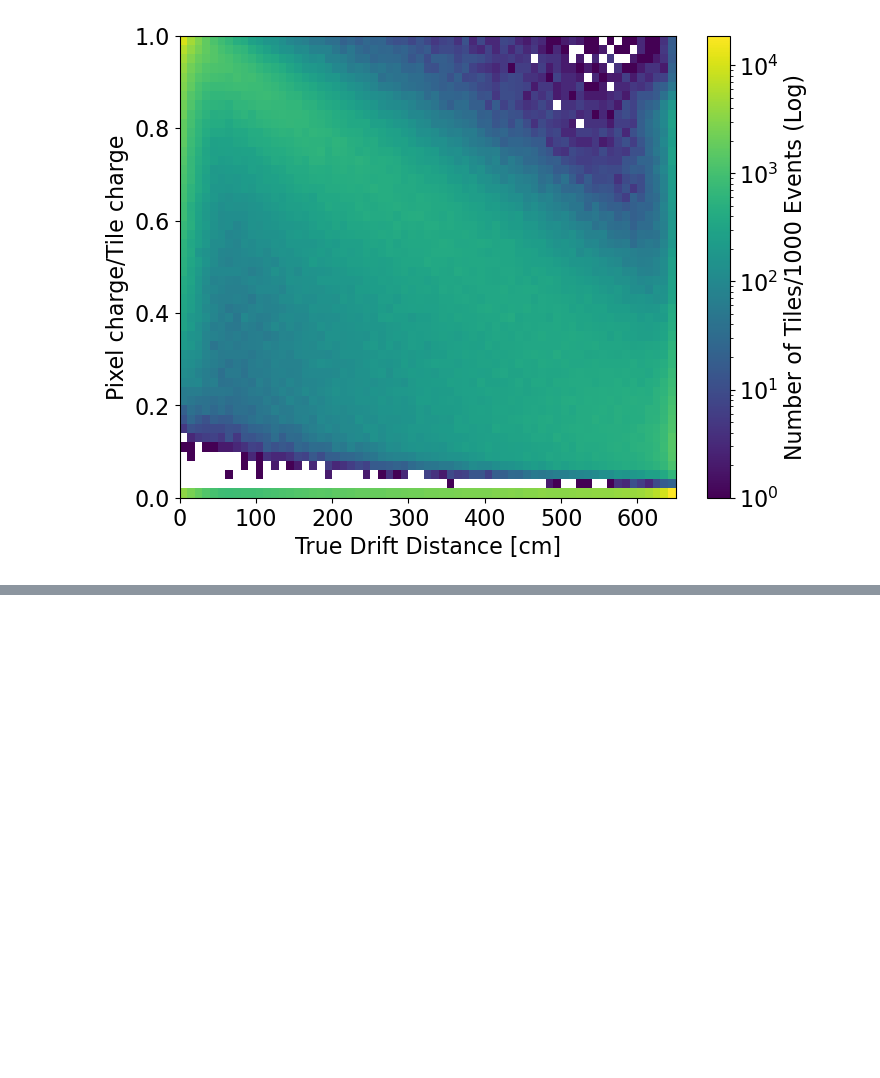
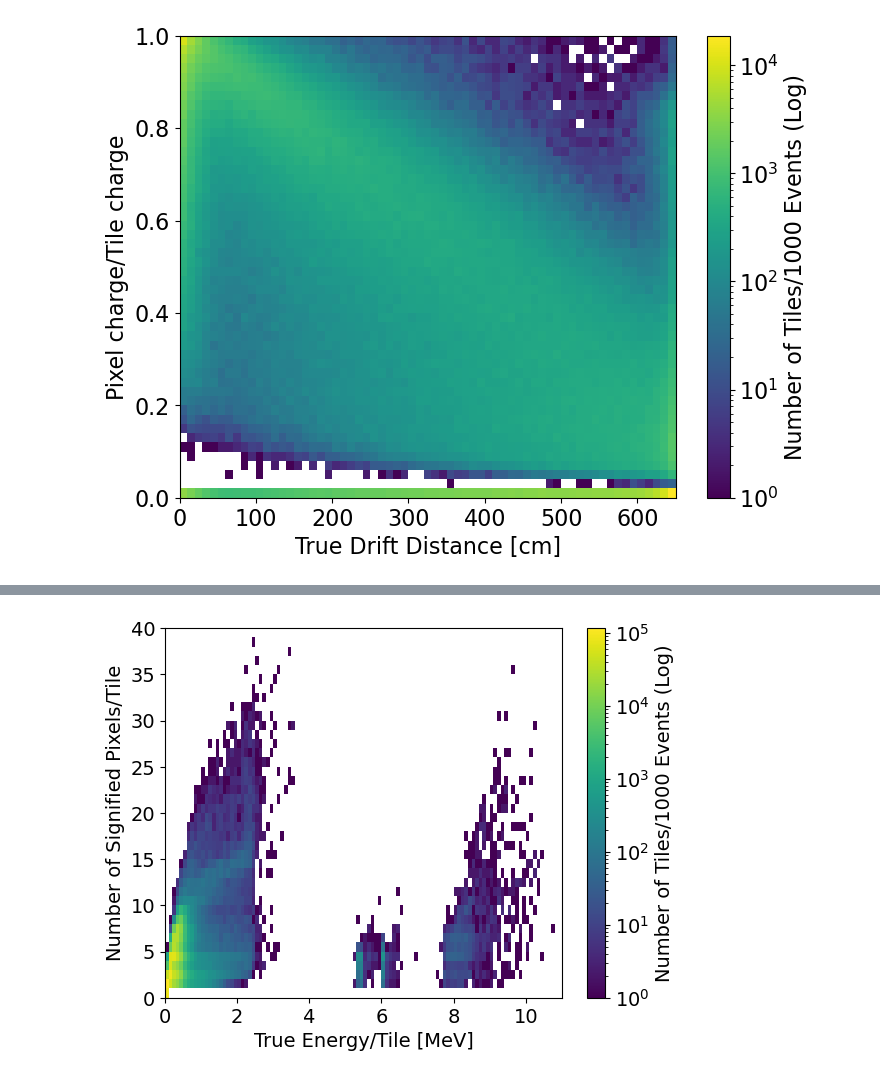
Before and after one commit to yuntsebaryon/GAMPix4SNe, a Jupyter notebook: Validation/detsim/studyReadout.ipynb, the cells around one changed output, grey strips where cells are left out. Cells and saved outputs as stored; diff of their text form; code cells hidden in the pictures; blank space fills up the shorter version.

```diff
--- a/Validation/detsim/studyReadout.ipynb
+++ b/Validation/detsim/studyReadout.ipynb
@@ -355,0 +406,18 @@ cbar.set_label("Number of Tiles/1000 Events (Log)", fontsize = fonts)
+# %%
+fig, ax = plt.subplots()
+
+fonts = 14
+
+h = ax.hist2d(dT2['E'], dT2['n_pixels'], bins = (110, 40), range = [[0, 11], [0, 40]], cmap = 'viridis', norm = colors.LogNorm() )
+
+ax.set_xlabel('True Energy/Tile [MeV]', fontsize = fonts)
+ax.set_ylabel('Number of Signified Pixels/Tile', fontsize = fonts)
+ax.tick_params(axis = "both", labelsize = fonts)
+ax.set_xlim([0, 11])
+ax.set_ylim([0, 40])
+
+cbar = fig.colorbar(h[3])
+cbar.ax.tick_params( labelsize = fonts)     # ticks (numbers)
+cbar.set_label("Number of Tiles/1000 Events (Log)", fontsize = fonts)
+# %% [output]
+[figure, added]
```
Also changed, not shown: parts of 18 cells of this notebook.
